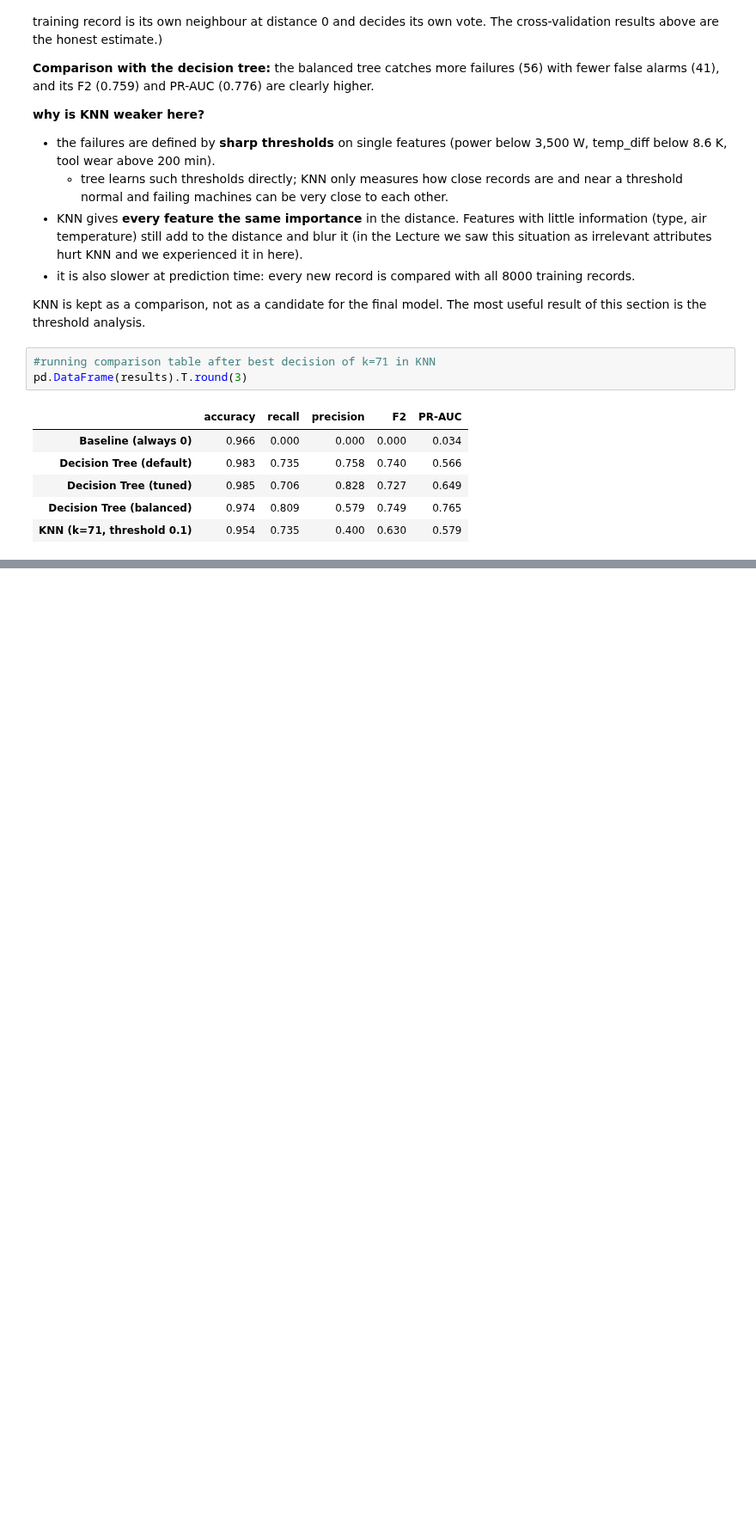
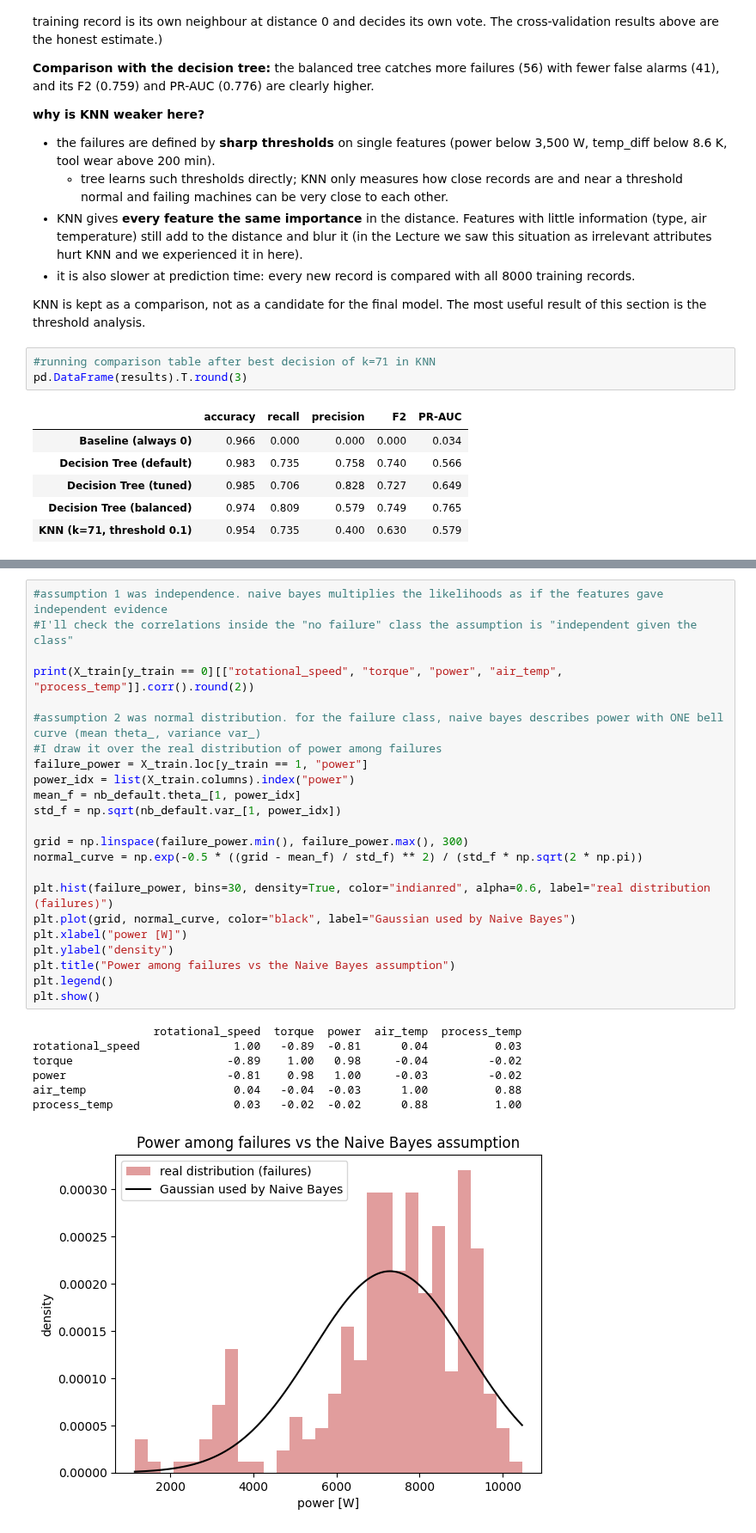
Before and after one commit to serraozkasap/ml-ai4i-predictive-maintenance, a Jupyter notebook: ai4i_predictive_maintenance.ipynb, the cells around one changed output, grey strips where cells are left out. Shown at 86% size. Saved outputs shown, nothing was run; the diff lists cells and outputs as text; blank space fills up the shorter version.

```diff
--- a/ai4i_predictive_maintenance.ipynb
+++ b/ai4i_predictive_maintenance.ipynb
@@ -1118,0 +1187,31 @@ pd.DataFrame(results).T.round(3)
+# %%
+#assumption 1 was independence. naive bayes multiplies the likelihoods as if the features gave independent evidence
+#I'll check the correlations inside the "no failure" class the assumption is "independent given the class"
+
+print(X_train[y_train == 0][["rotational_speed", "torque", "power", "air_temp", "process_temp"]].corr().round(2))
+
+#assumption 2 was normal distribution. for the failure class, naive bayes describes power with ONE bell curve (mean theta_, variance var_)
+#I draw it over the real distribution of power among failures
+failure_power = X_train.loc[y_train == 1, "power"]
+power_idx = list(X_train.columns).index("power")
+mean_f = nb_default.theta_[1, power_idx]
+std_f = np.sqrt(nb_default.var_[1, power_idx])
+
+grid = np.linspace(failure_power.min(), failure_power.max(), 300)
+normal_curve = np.exp(-0.5 * ((grid - mean_f) / std_f) ** 2) / (std_f * np.sqrt(2 * np.pi))
+
+plt.hist(failure_power, bins=30, density=True, color="indianred", alpha=0.6, label="real distribution (failures)")
+plt.plot(grid, normal_curve, color="black", label="Gaussian used by Naive Bayes")
+plt.xlabel("power [W]")
+plt.ylabel("density")
+plt.title("Power among failures vs the Naive Bayes assumption")
+plt.legend()
+plt.show()
+# %% [output]
+                  rotational_speed  torque  power  air_temp  process_temp
+rotational_speed              1.00   -0.89  -0.81      0.04          0.03
+torque                       -0.89    1.00   0.98     -0.04         -0.02
+power                        -0.81    0.98   1.00     -0.03         -0.02
+air_temp                      0.04   -0.04  -0.03      1.00          0.88
+process_temp                  0.03   -0.02  -0.02      0.88          1.00
+[figure, added]
```
Also changed, not shown: parts of 35 cells of this notebook.
